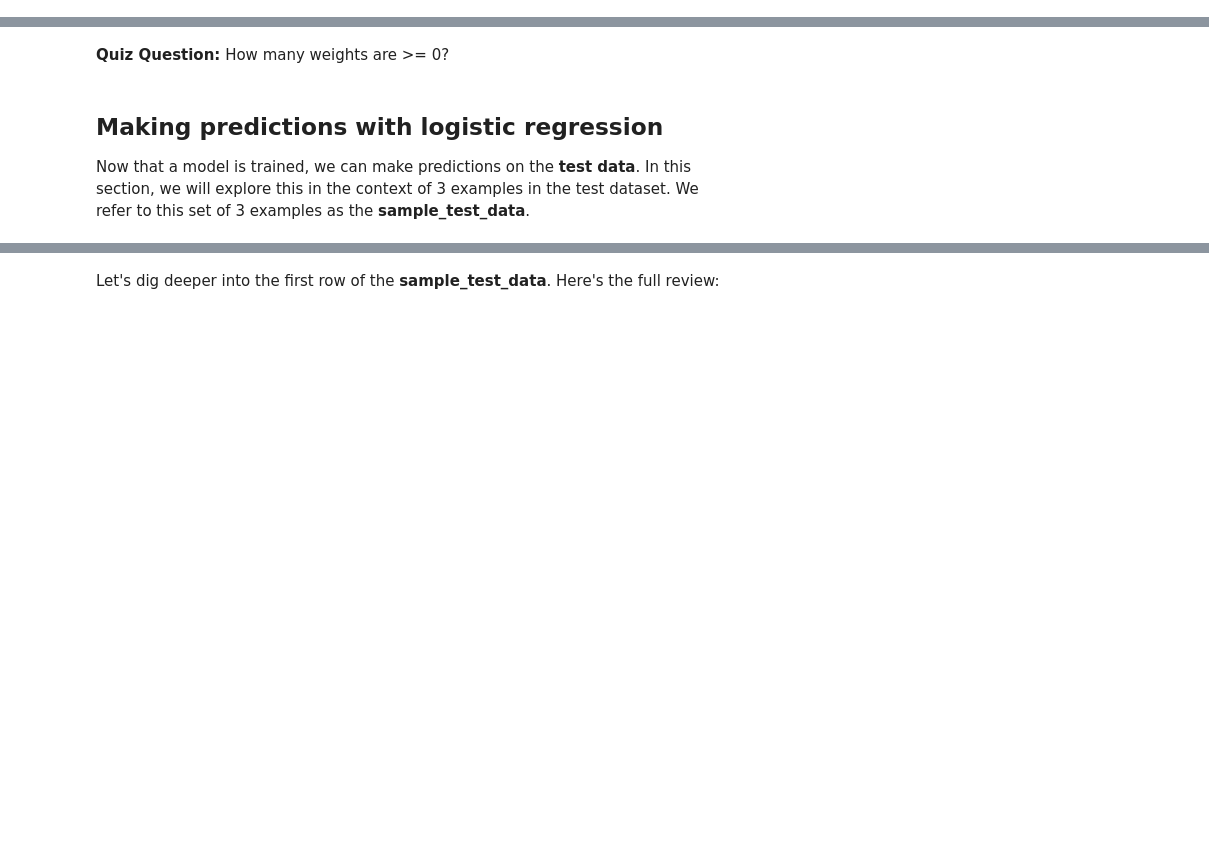
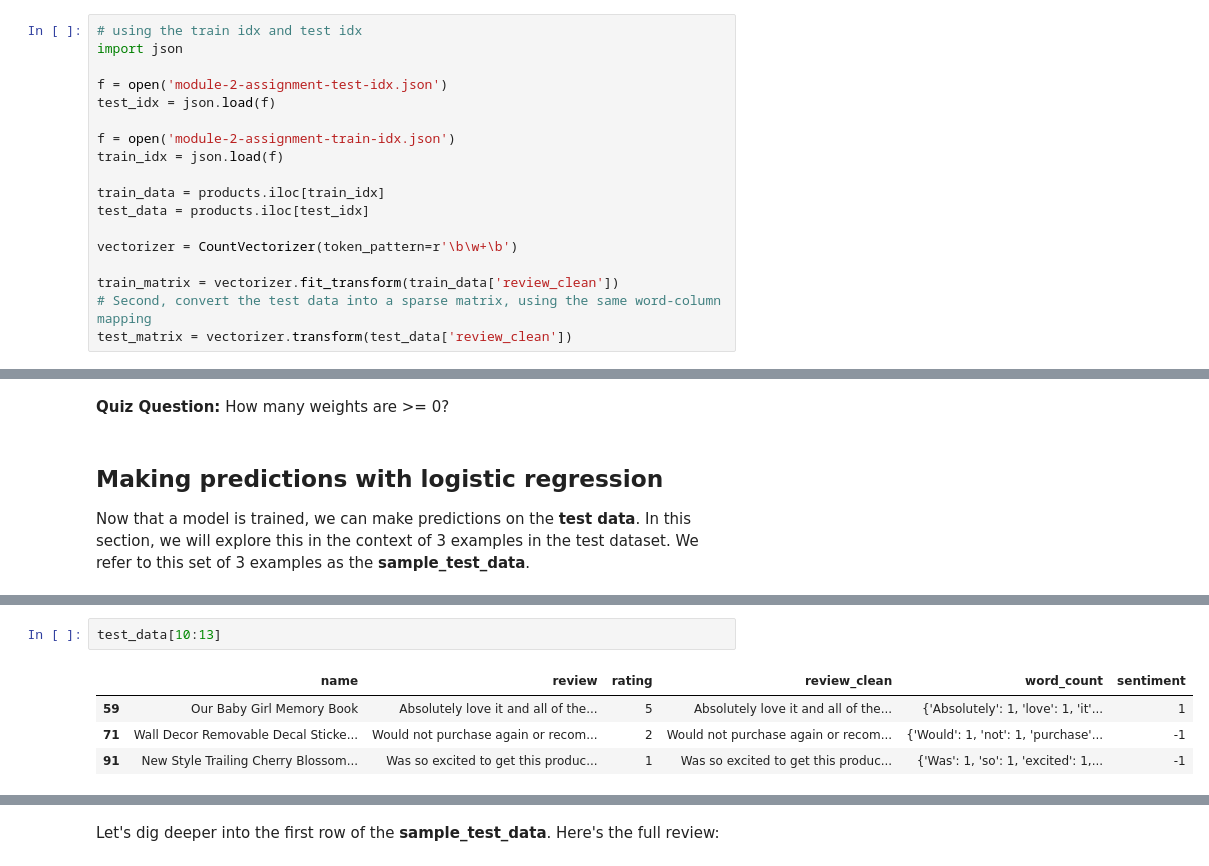
Before and after one commit to dinhngoc267/Machine-Learning-Specialization, a Jupyter notebook: Classification/CLA02-NB01.ipynb, the cells around one changed output, grey strips where cells are left out. Saved outputs shown, nothing was run; the diff lists cells and outputs as text; blank space fills up the shorter version.

```diff
--- a/Classification/CLA02-NB01.ipynb
+++ b/Classification/CLA02-NB01.ipynb
@@ -90,3 +164,21 @@ print(len(test_data))
+# %%
+# using the train idx and test idx
+import json
+
+f = open('module-2-assignment-test-idx.json')
+test_idx = json.load(f)
+
+f = open('module-2-assignment-train-idx.json')
+train_idx = json.load(f)
+
+train_data = products.iloc[train_idx]
+test_data = products.iloc[test_idx]
+
+vectorizer = CountVectorizer(token_pattern=r'\b\w+\b')
+
+train_matrix = vectorizer.fit_transform(train_data['review_clean'])
+# Second, convert the test data into a sparse matrix, using the same word-column mapping
+test_matrix = vectorizer.transform(test_data['review_clean'])
 # %% [markdown]
 # Train a sentiment classifier with logistic regression
 
@@ -129,0 +239,7 @@ sample_test_data
+# %%
+test_data[10:13]
+# %% [output]
+|  | name | review | rating | review_clean | word_count | sentiment |
+| 59 | Our Baby Girl Memory Book | Absolutely love it and all of the... | 5 | Absolutely love it and all of the... | {'Absolutely': 1, 'love': 1, 'it'... | 1 |
+| 71 | Wall Decor Removable Decal Sticke... | Would not purchase again or recom... | 2 | Would not purchase again or recom... | {'Would': 1, 'not': 1, 'purchase'... | -1 |
+| 91 | New Style Trailing Cherry Blossom... | Was so excited to get this produc... | 1 | Was so excited to get this produc... | {'Was': 1, 'so': 1, 'excited': 1,... | -1 |
```
Also changed, not shown: parts of 71 cells of this notebook, 2 other files.
